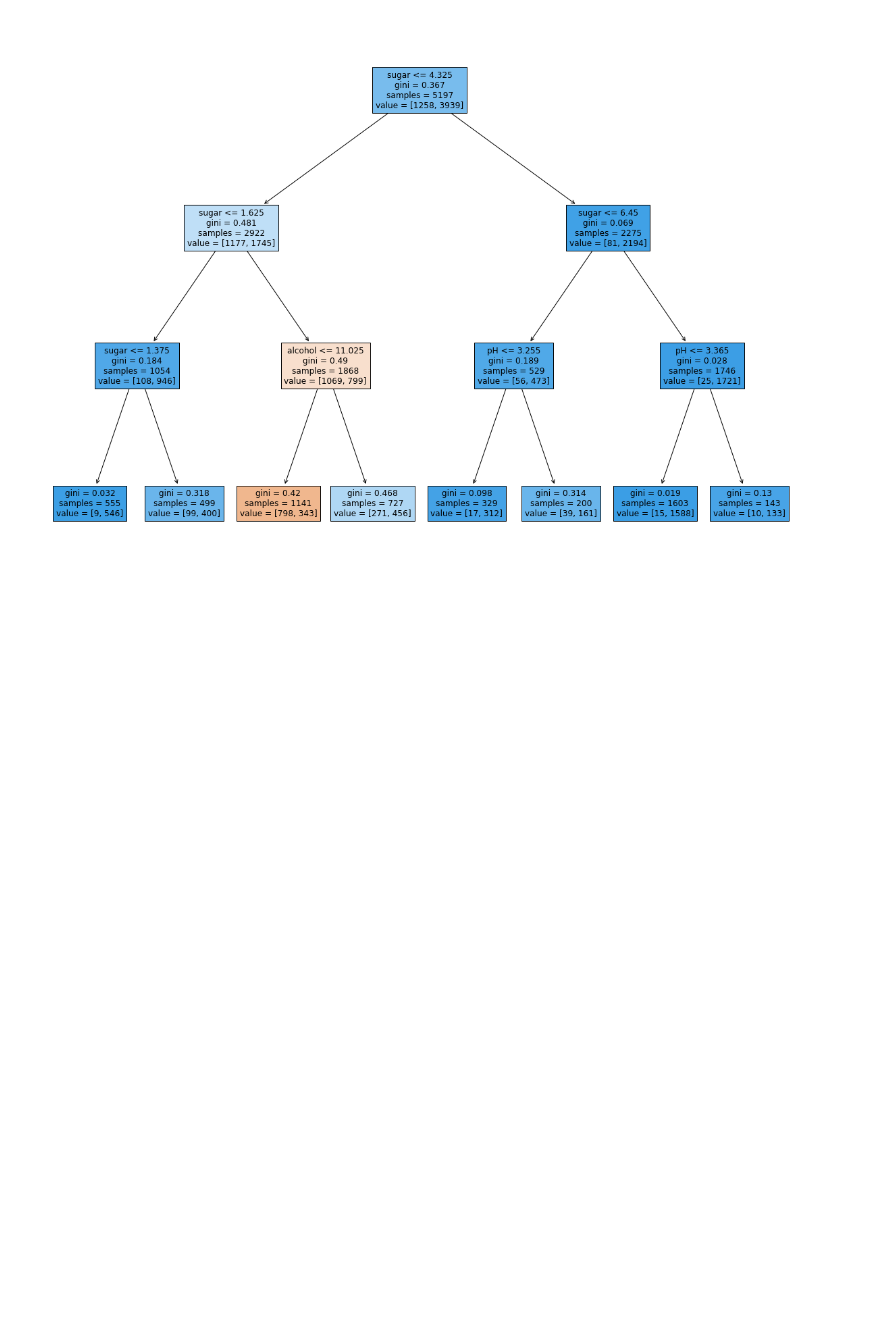
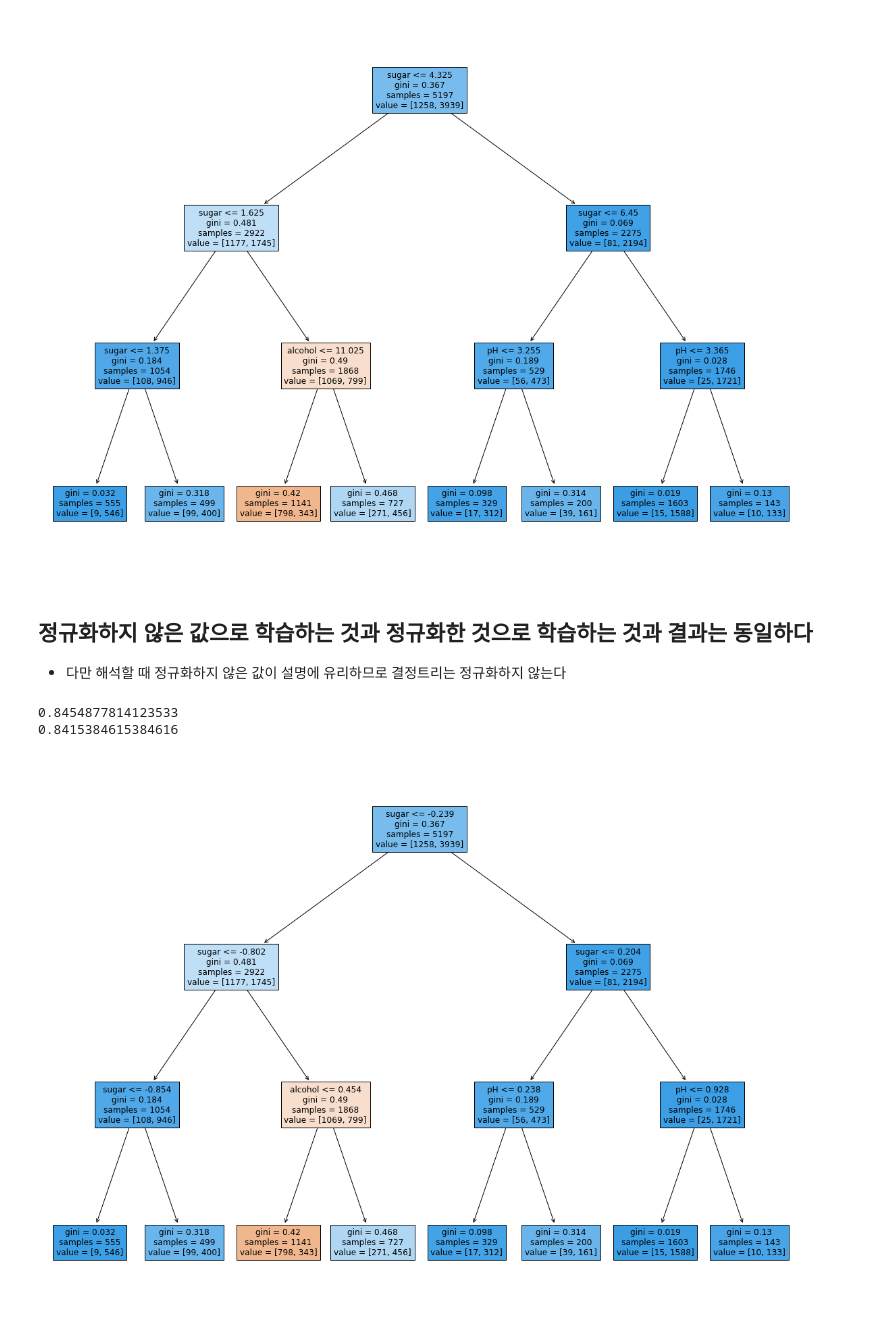
Before and after one commit to NCP08/ML_DL, a Jupyter notebook: exe/09.결정 트리.ipynb, the cells around one changed output. Drawn from its saved outputs; the diff is of its cells as text; code cells hidden in the pictures; blank space fills up the shorter version.

```diff
--- a/exe/09.결정 트리.ipynb
+++ b/exe/09.결정 트리.ipynb
@@ -175,3 +175,20 @@ plot_tree(dt, filled=True, feature_names=['alcohol', 'sugar', 'pH'])
 plt.show()
 # %% [output]
 [figure]
+# %% [markdown]
+## 정규화하지 않은 값으로 학습하는 것과 정규화한 것으로 학습하는 것과 결과는 동일하다
+- 다만 해석할 때 정규화하지 않은 값이 설명에 유리하므로 결정트리는 정규화하지 않는다
+# %%
+dt = DecisionTreeClassifier(max_depth=3, random_state=42)
+dt.fit(train_scaled, train_target)
+print(dt.score(train_scaled, train_target))
+print(dt.score(test_scaled, test_target))
+# %% [output]
+0.8454877814123533
+0.8415384615384616
+# %%
+plt.figure(figsize=(20, 15))
+plot_tree(dt, filled=True, feature_names=['alcohol', 'sugar', 'pH'])
+plt.show()
+# %% [output]
+[figure, added]
```
Also changed, not shown: parts of 2 cells of this notebook, 1 other file.
